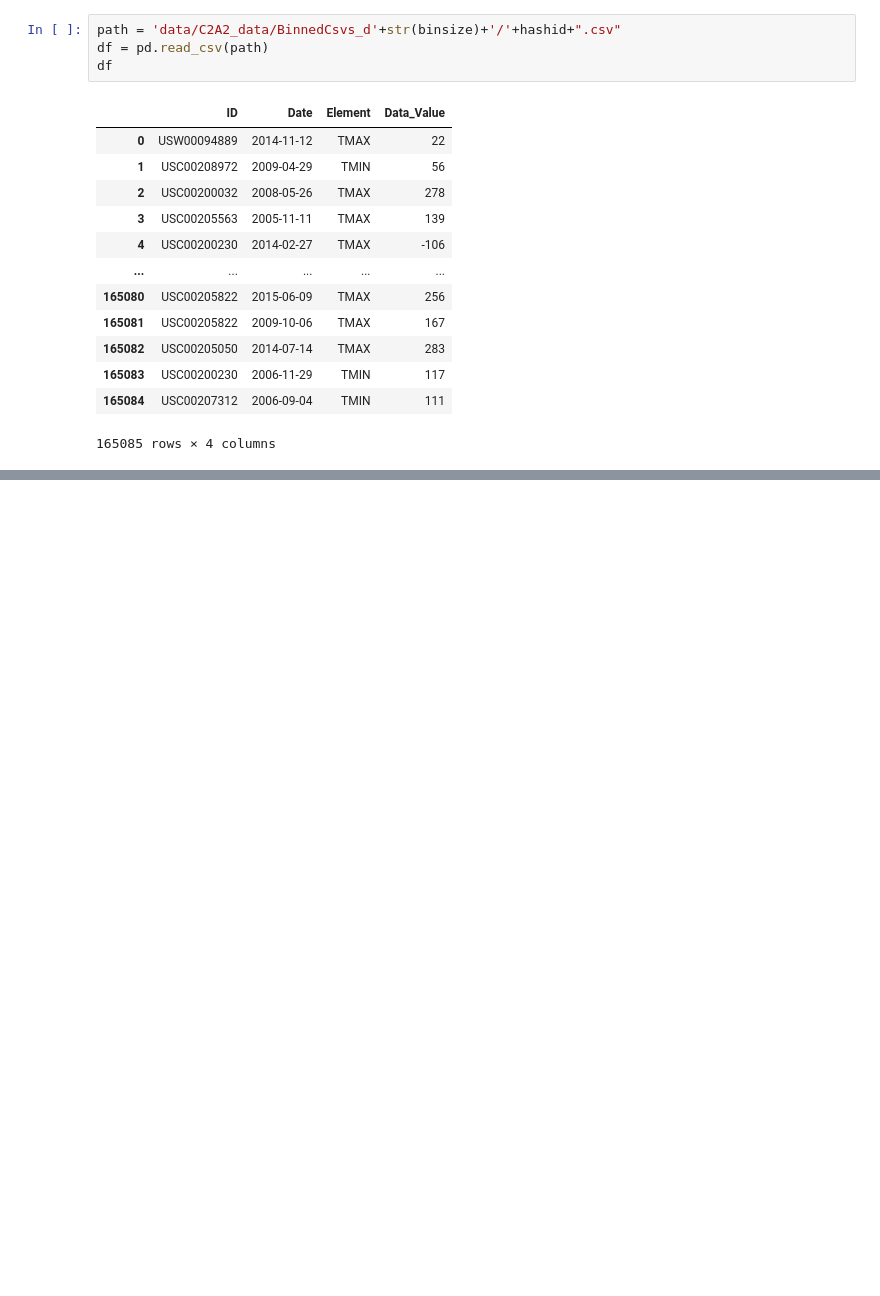
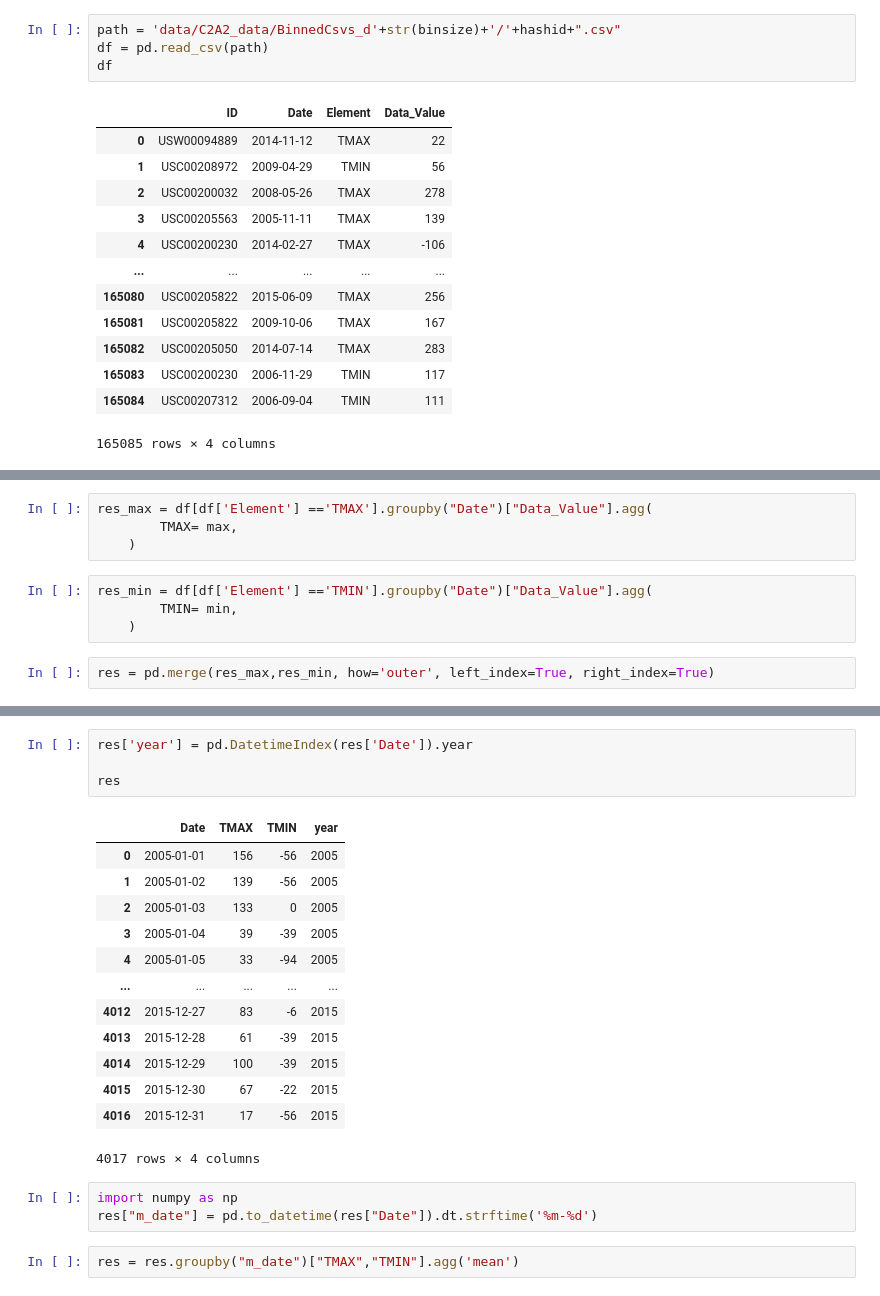
Before and after one commit to maab2198/applied_ds_python, a Jupyter notebook: Assignment2.ipynb, the cells around one changed output, grey strips where cells are left out. Drawn from its saved outputs; the diff is of its cells as text; blank space fills up the shorter version.

```diff
--- a/Assignment2.ipynb
+++ b/Assignment2.ipynb
@@ -108,0 +124,10 @@ df
+# %%
+res_max = df[df['Element'] =='TMAX'].groupby("Date")["Data_Value"].agg(
+        TMAX= max,
+    )
+# %%
+res_min = df[df['Element'] =='TMIN'].groupby("Date")["Data_Value"].agg(
+        TMIN= min,
+    )
+# %%
+res = pd.merge(res_max,res_min, how='outer', left_index=True, right_index=True)
@@ -108,0 +152,23 @@ df
+# %%
+res['year'] = pd.DatetimeIndex(res['Date']).year
+
+res
+# %% [output]
+|  | Date | TMAX | TMIN | year |
+| 0 | 2005-01-01 | 156 | -56 | 2005 |
+| 1 | 2005-01-02 | 139 | -56 | 2005 |
+| 2 | 2005-01-03 | 133 | 0 | 2005 |
+| 3 | 2005-01-04 | 39 | -39 | 2005 |
+| 4 | 2005-01-05 | 33 | -94 | 2005 |
+| ... | ... | ... | ... | ... |
+| 4012 | 2015-12-27 | 83 | -6 | 2015 |
+| 4013 | 2015-12-28 | 61 | -39 | 2015 |
+| 4014 | 2015-12-29 | 100 | -39 | 2015 |
+| 4015 | 2015-12-30 | 67 | -22 | 2015 |
+| 4016 | 2015-12-31 | 17 | -56 | 2015 |
+4017 rows × 4 columns
+# %%
+import numpy as np
+res["m_date"] = pd.to_datetime(res["Date"]).dt.strftime('%m-%d')
+# %%
+res = res.groupby("m_date")["TMAX","TMIN"].agg('mean')
```
Also changed, not shown: parts of 8 cells of this notebook.
